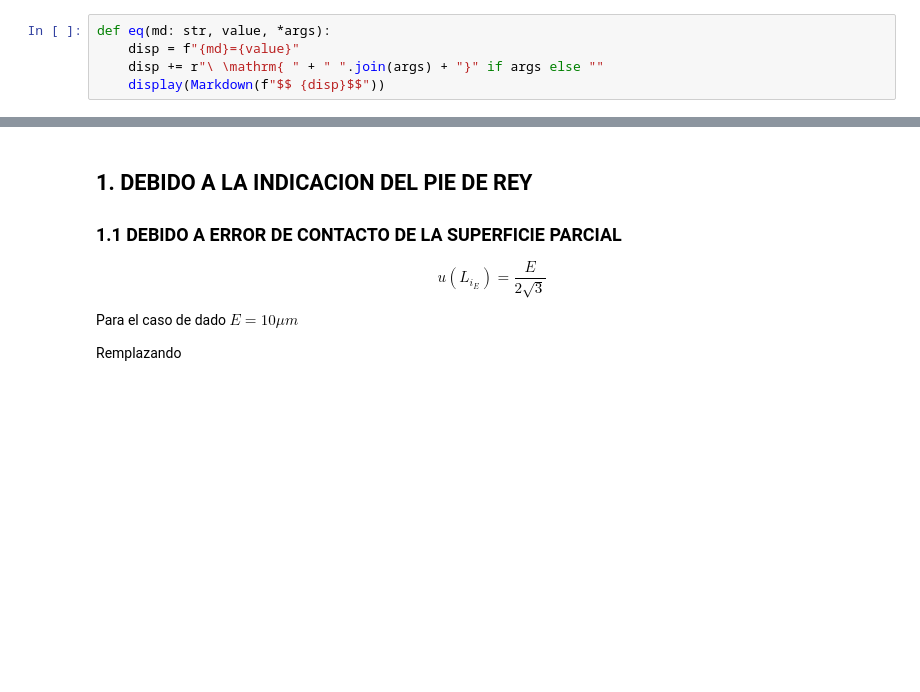
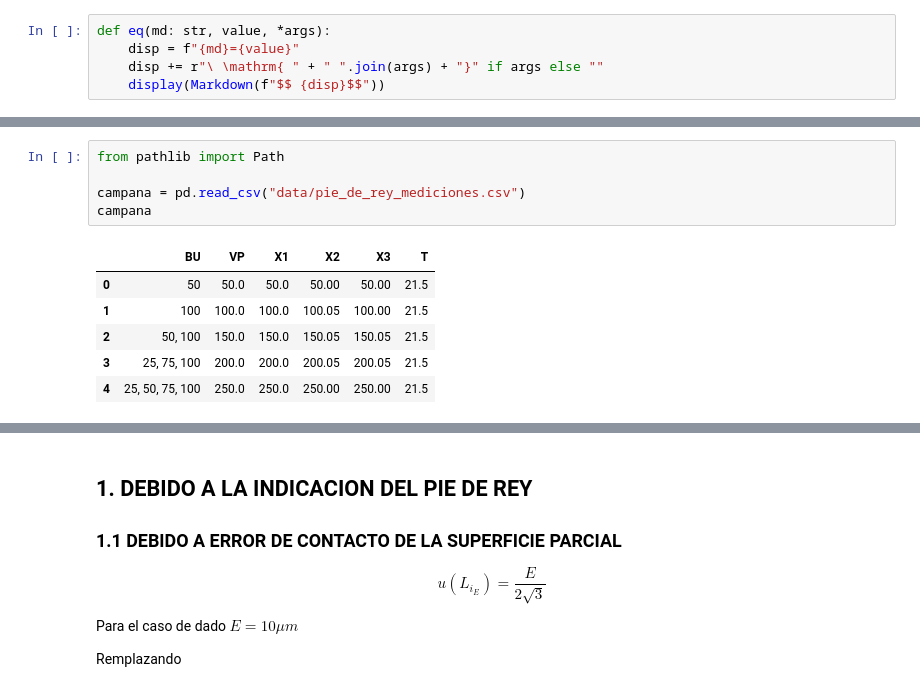
Before and after one commit to robpidev/practicas_prepro, a Jupyter notebook: Pide de rey calibracion (Practica).ipynb, the cells around one changed output, grey strips where cells are left out. Saved outputs shown, nothing was run; the diff lists cells and outputs as text; blank space fills up the shorter version.

```diff
--- a/Pide de rey calibracion (Practica).ipynb
+++ b/Pide de rey calibracion (Practica).ipynb
@@ -14,0 +25,12 @@ def eq(md: str, value, *args):
+# %%
+from pathlib import Path
+
+campana = pd.read_csv("data/pie_de_rey_mediciones.csv")
+campana
+# %% [output]
+|  | BU | VP | X1 | X2 | X3 | T |
+| 0 | 50 | 50.0 | 50.0 | 50.00 | 50.00 | 21.5 |
+| 1 | 100 | 100.0 | 100.0 | 100.05 | 100.00 | 21.5 |
+| 2 | 50, 100 | 150.0 | 150.0 | 150.05 | 150.05 | 21.5 |
+| 3 | 25, 75, 100 | 200.0 | 200.0 | 200.05 | 200.05 | 21.5 |
+| 4 | 25, 50, 75, 100 | 250.0 | 250.0 | 250.00 | 250.00 | 21.5 |
```
Also changed, not shown: parts of 27 cells of this notebook, 14 other files.
